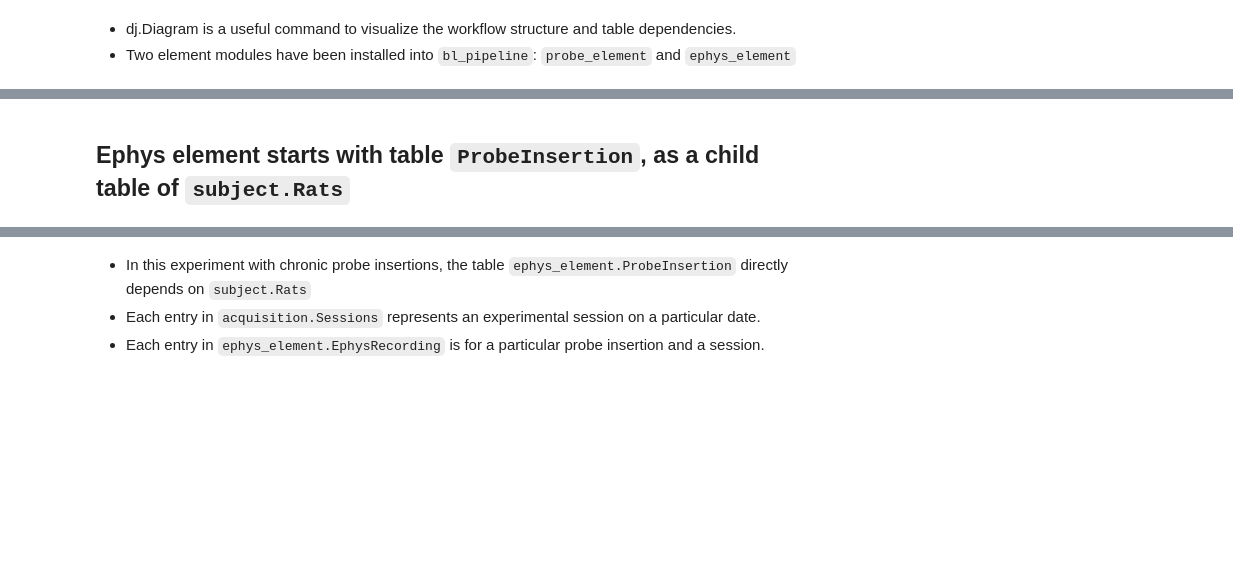
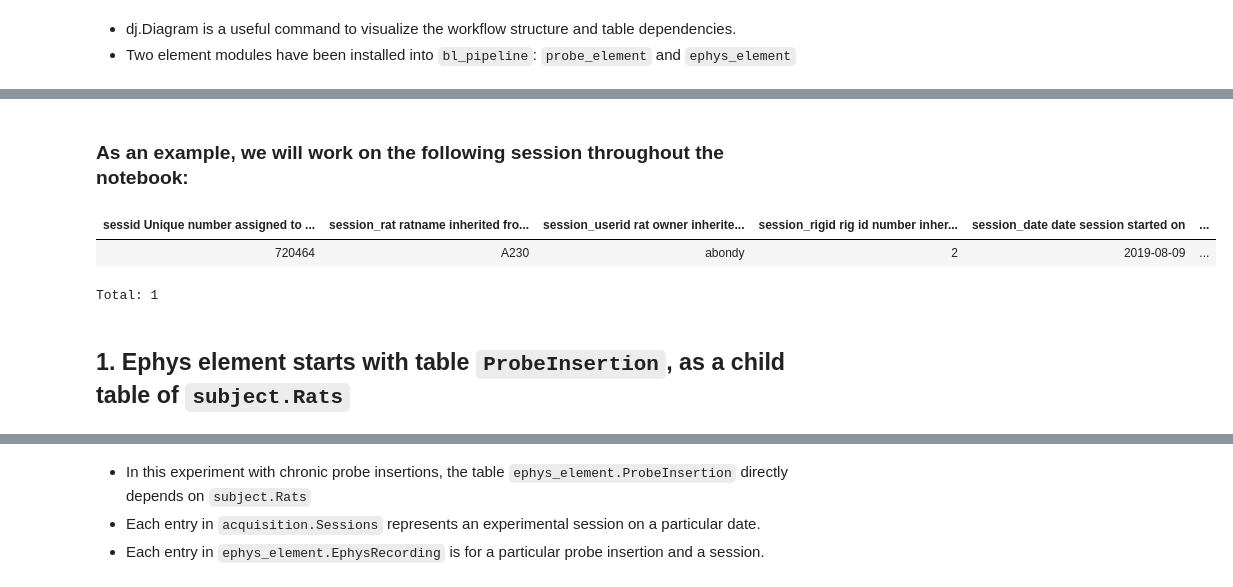
Before and after one commit to kabilar/bl_pipeline_python, a Jupyter notebook: notebooks/ephys_element/01-Ephys_element_workflow.ipynb, the cells around one changed output, grey strips where cells are left out. Cells and saved outputs as stored; diff of their text form; code cells hidden in the pictures; blank space fills up the shorter version.

Commit message:
Refactoring notebooks

```diff
--- a/notebooks/ephys_element/01-Ephys_element_workflow.ipynb
+++ b/notebooks/ephys_element/01-Ephys_element_workflow.ipynb
@@ -29,5 +30,16 @@ dj.Diagram(subject.Rats) + dj.Diagram(acquisition.Sessions) + dj.Diagram(probe_e
+# %% [markdown]
+### As an example, we will work on the following session throughout the notebook:
+# %%
+sessid = 720464
+session_key = (acquisition.Sessions & 'sessid='+str(sessid)).fetch1('KEY')
+session_info  = (acquisition.Sessions & session_key).fetch1()
+(acquisition.Sessions & session_key)
+# %% [output]
+| sessid Unique number assigned to ... | session_rat ratname inherited fro... | session_userid rat owner inherite... | session_rigid rig id number inher... | session_date date session started on | ... |
+| 720464 | A230 | abondy | 2 | 2019-08-09 | ... |
+Total: 1
 # %% [markdown]
-## Ephys element starts with table `ProbeInsertion`, as a child table of `subject.Rats`
+## 1. Ephys element starts with table `ProbeInsertion`, as a child table of `subject.Rats`
 # %%
 dj.Diagram(subject.Rats) + dj.Diagram(acquisition.Sessions) + dj.Diagram(probe_element.Probe) + \
 (dj.Diagram(ephys_element.ProbeInsertion) + 1)
```
Also changed, not shown: parts of 85 cells of this notebook, 9 other files.
